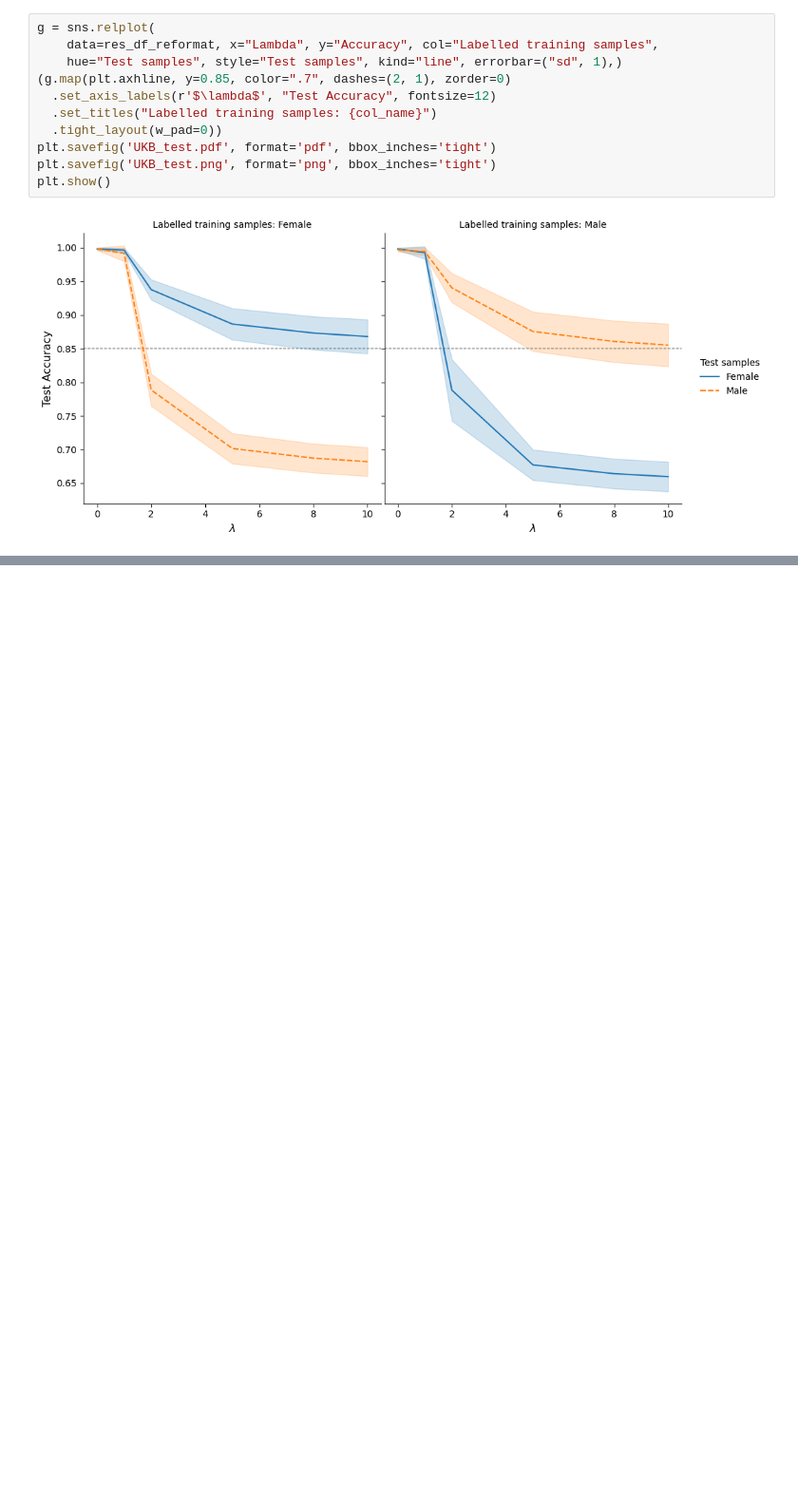
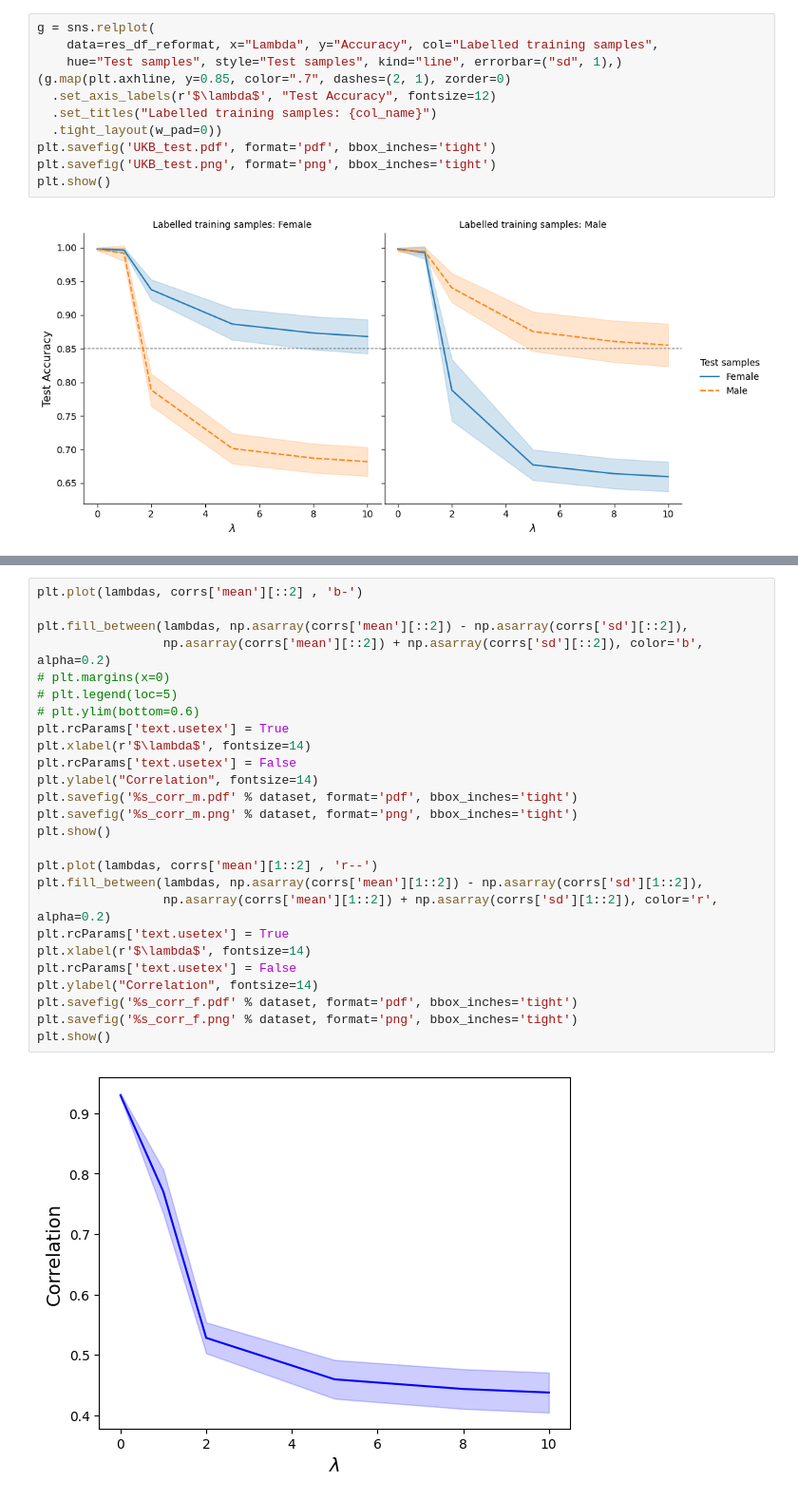
Before and after one commit to shuo-zhou/GSDA-Lateralization, a Jupyter notebook: model_stats/plot.ipynb, the cells around one changed output, grey strips where cells are left out. Shown at 95% size. Drawn from its saved outputs; the diff is of its cells as text; blank space fills up the shorter version.

Commit message:
update visualisation

```diff
--- a/results/plot.ipynb
+++ b/model_stats/plot.ipynb
@@ -186,0 +216,28 @@ plt.show()
+# %%
+plt.plot(lambdas, corrs['mean'][::2] , 'b-')
+
+plt.fill_between(lambdas, np.asarray(corrs['mean'][::2]) - np.asarray(corrs['sd'][::2]),
+                 np.asarray(corrs['mean'][::2]) + np.asarray(corrs['sd'][::2]), color='b', alpha=0.2)
+# plt.margins(x=0)
+# plt.legend(loc=5)
+# plt.ylim(bottom=0.6)
+plt.rcParams['text.usetex'] = True
+plt.xlabel(r'$\lambda$', fontsize=14)
+plt.rcParams['text.usetex'] = False
+plt.ylabel("Correlation", fontsize=14)
+plt.savefig('%s_corr_m.pdf' % dataset, format='pdf', bbox_inches='tight')
+plt.savefig('%s_corr_m.png' % dataset, format='png', bbox_inches='tight')
+plt.show()
+
+plt.plot(lambdas, corrs['mean'][1::2] , 'r--')
+plt.fill_between(lambdas, np.asarray(corrs['mean'][1::2]) - np.asarray(corrs['sd'][1::2]),
+                 np.asarray(corrs['mean'][1::2]) + np.asarray(corrs['sd'][1::2]), color='r', alpha=0.2)
+plt.rcParams['text.usetex'] = True
+plt.xlabel(r'$\lambda$', fontsize=14)
+plt.rcParams['text.usetex'] = False
+plt.ylabel("Correlation", fontsize=14)
+plt.savefig('%s_corr_f.pdf' % dataset, format='pdf', bbox_inches='tight')
+plt.savefig('%s_corr_f.png' % dataset, format='png', bbox_inches='tight')
+plt.show()
+# %% [output]
+[figure, added]
```
Also changed, not shown: parts of 7 cells of this notebook, 2 other files.
